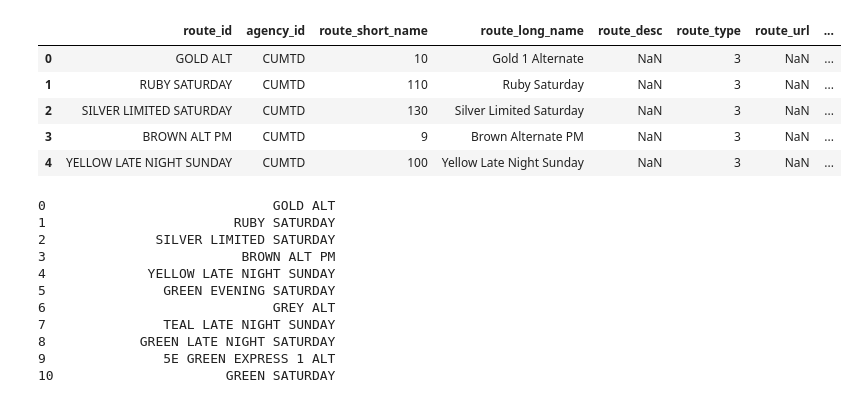
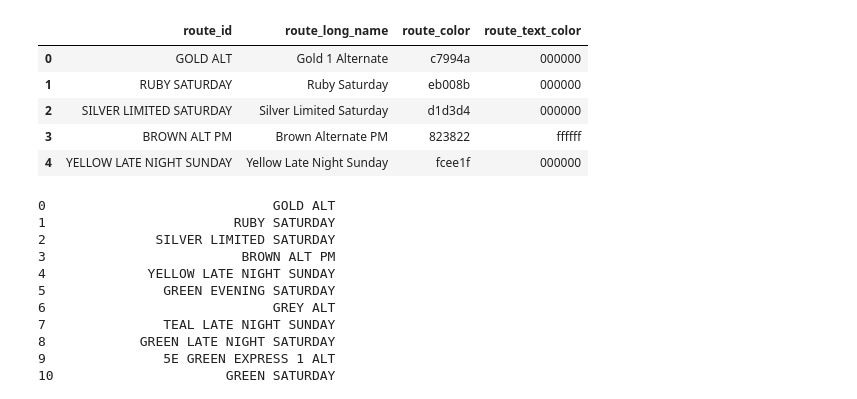
Before and after one commit to ariansacct/project-spring2017, a Jupyter notebook: part1/component1.ipynb, the cells around one changed output. Saved outputs shown, nothing was run; the diff lists cells and outputs as text; code cells hidden in the pictures.

```diff
--- a/part1/component1.ipynb
+++ b/part1/component1.ipynb
@@ -4,15 +4,15 @@
 import pandas as pd
 import matplotlib.pyplot as plt
 # %%
-routes = pd.read_csv("routes.txt")
+routes = pd.read_csv("routes.txt", usecols=[0, 3, 7, 8])
 routes.head()
 # %% [output]
-|  | route_id | agency_id | route_short_name | route_long_name | route_desc | route_type | route_url | ... |
-| 0 | GOLD ALT | CUMTD | 10 | Gold 1 Alternate | NaN | 3 | NaN | ... |
-| 1 | RUBY SATURDAY | CUMTD | 110 | Ruby Saturday | NaN | 3 | NaN | ... |
-| 2 | SILVER LIMITED SATURDAY | CUMTD | 130 | Silver Limited Saturday | NaN | 3 | NaN | ... |
-| 3 | BROWN ALT PM | CUMTD | 9 | Brown Alternate PM | NaN | 3 | NaN | ... |
-| 4 | YELLOW LATE NIGHT SUNDAY | CUMTD | 100 | Yellow Late Night Sunday | NaN | 3 | NaN | ... |
+|  | route_id | route_long_name | route_color | route_text_color |
+| 0 | GOLD ALT | Gold 1 Alternate | c7994a | 000000 |
+| 1 | RUBY SATURDAY | Ruby Saturday | eb008b | 000000 |
+| 2 | SILVER LIMITED SATURDAY | Silver Limited Saturday | d1d3d4 | 000000 |
+| 3 | BROWN ALT PM | Brown Alternate PM | 823822 | ffffff |
+| 4 | YELLOW LATE NIGHT SUNDAY | Yellow Late Night Sunday | fcee1f | 000000 |
 # %%
 routes["route_id"]
 # %% [output]
```
Also changed, not shown: parts of 11 cells of this notebook.
